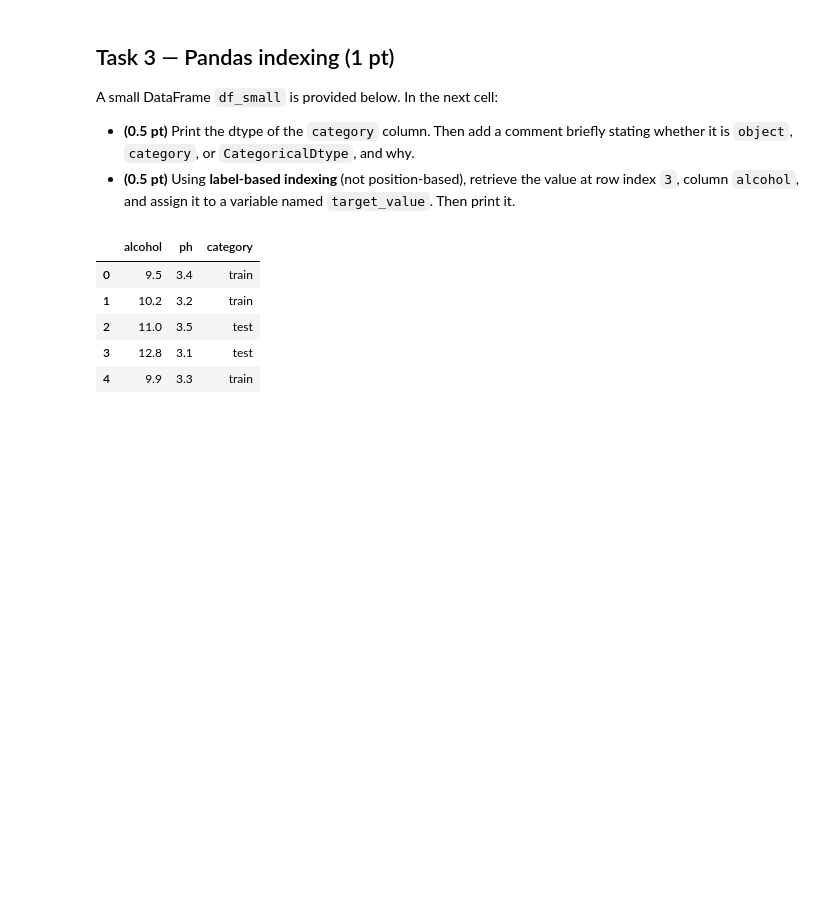
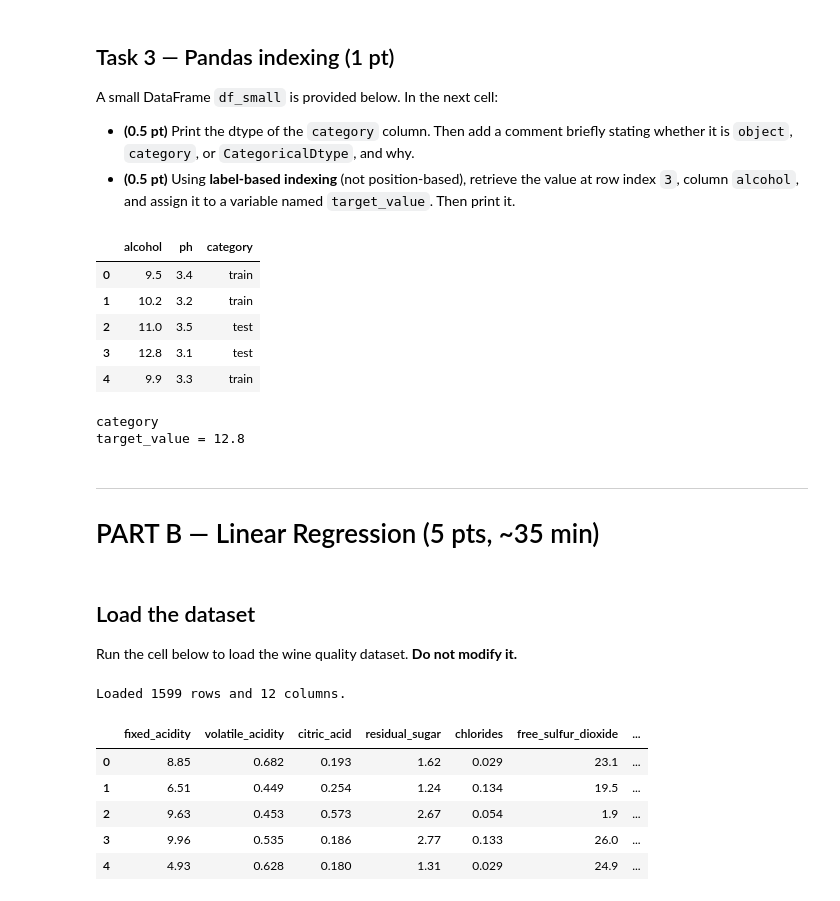
Before and after one commit to donatoubs/evaluacion-final-u2-ml, a Jupyter notebook: notebooks/exam.ipynb, the cells around one changed output. Drawn from its saved outputs; the diff is of its cells as text; code cells hidden in the pictures; blank space fills up the shorter version.

```diff
--- a/notebooks/exam.ipynb
+++ b/notebooks/exam.ipynb
@@ -71,3 +88,36 @@ df_small
 | 2 | 11.0 | 3.5 | test |
 | 3 | 12.8 | 3.1 | test |
 | 4 | 9.9 | 3.3 | train |
+# %%
+# TODO Task 3a: print the dtype of the 'category' column.
+# Then add a comment explaining what it is and why.
+print(df_small["category"].dtype)
+
+
+# TODO Task 3b: use label-based indexing to retrieve the value at
+# row index 3, column 'alcohol', and assign it to target_value.
+target_value = df_small.loc[3, "alcohol"]
+print(f"target_value = {target_value}")
+# %% [output]
+category
+target_value = 12.8
+# %% [markdown]
+---
+# PART B — Linear Regression (5 pts, ~35 min)
+# %% [markdown]
+## Load the dataset
+
+Run the cell below to load the wine quality dataset. **Do not modify it.**
+# %%
+import pandas as pd
+df = pd.read_csv("/workspaces/evaluacion-final-u2-ml/data/wine_quality.csv")
+print(f"Loaded {df.shape[0]} rows and {df.shape[1]} columns.")
+df.head()
+# %% [output]
+Loaded 1599 rows and 12 columns.
+|  | fixed_acidity | volatile_acidity | citric_acid | residual_sugar | chlorides | free_sulfur_dioxide | ... |
+| 0 | 8.85 | 0.682 | 0.193 | 1.62 | 0.029 | 23.1 | ... |
+| 1 | 6.51 | 0.449 | 0.254 | 1.24 | 0.134 | 19.5 | ... |
+| 2 | 9.63 | 0.453 | 0.573 | 2.67 | 0.054 | 1.9 | ... |
+| 3 | 9.96 | 0.535 | 0.186 | 2.77 | 0.133 | 26.0 | ... |
+| 4 | 4.93 | 0.628 | 0.180 | 1.31 | 0.029 | 24.9 | ... |
```
Also changed, not shown: parts of 20 cells of this notebook.
